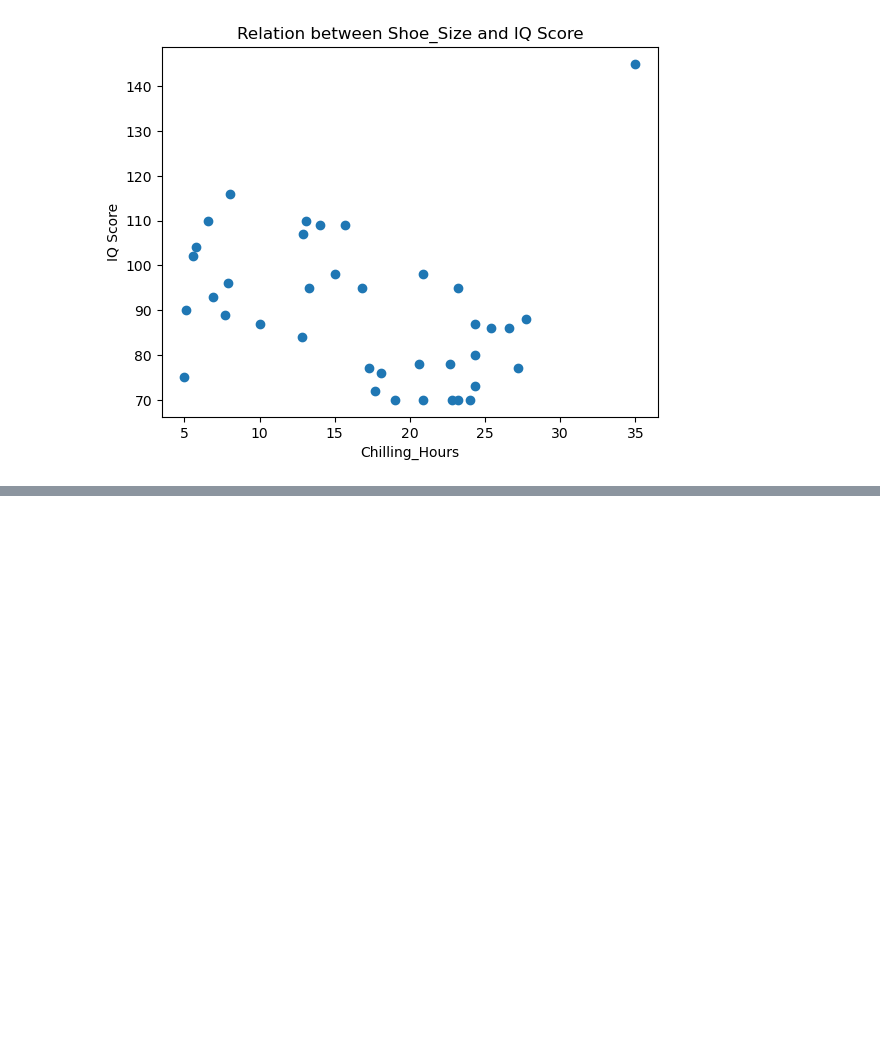
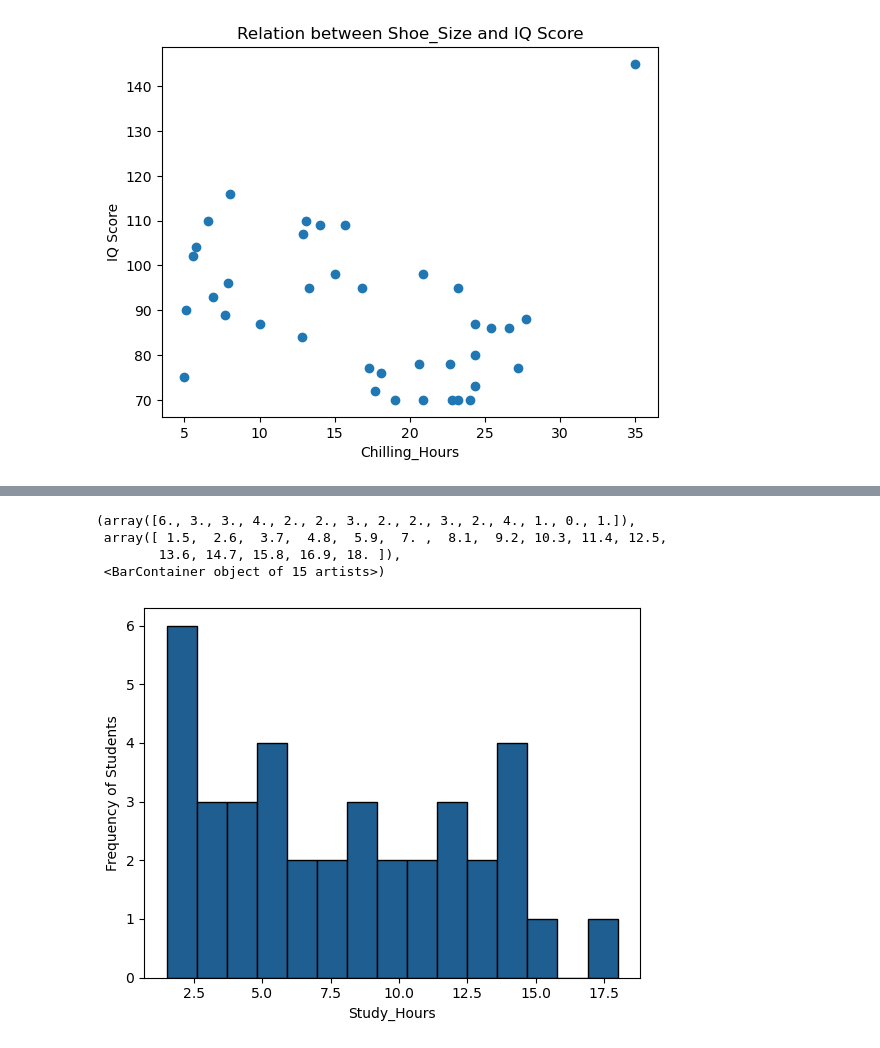
Before and after one commit to hasibprangon/data-visualization-with-matplotlib-p-1, a Jupyter notebook: module-13.ipynb, the cells around one changed output, grey strips where cells are left out. Saved outputs shown, nothing was run; the diff lists cells and outputs as text; code cells hidden in the pictures; blank space fills up the shorter version.

```diff
--- a/module-13.ipynb
+++ b/module-13.ipynb
@@ -162,0 +179,14 @@ plt.scatter(students['Chilling_Hours'], students['IQ_Score'])
+# %%
+# based on study hours
+
+
+plt.xlabel('Study_Hours')
+plt.ylabel('Frequency of Students')
+
+plt.hist(students['Study_Hour'], bins= 15,color= '#1f5e91', edgecolor= 'black')
+# %% [output]
+(array([6., 3., 3., 4., 2., 2., 3., 2., 2., 3., 2., 4., 1., 0., 1.]),
+ array([ 1.5,  2.6,  3.7,  4.8,  5.9,  7. ,  8.1,  9.2, 10.3, 11.4, 12.5,
+        13.6, 14.7, 15.8, 16.9, 18. ]),
+ <BarContainer object of 15 artists>)
+[figure, added]
```
Also changed, not shown: parts of 2 cells of this notebook.
